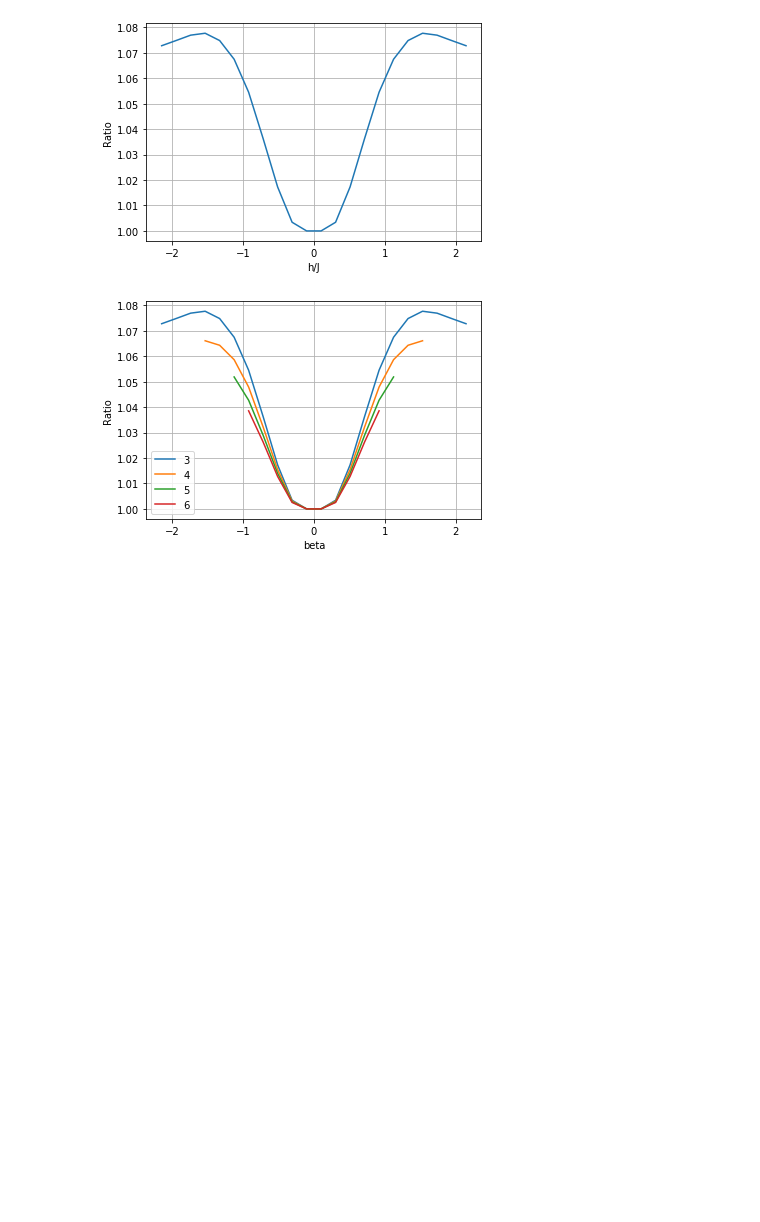
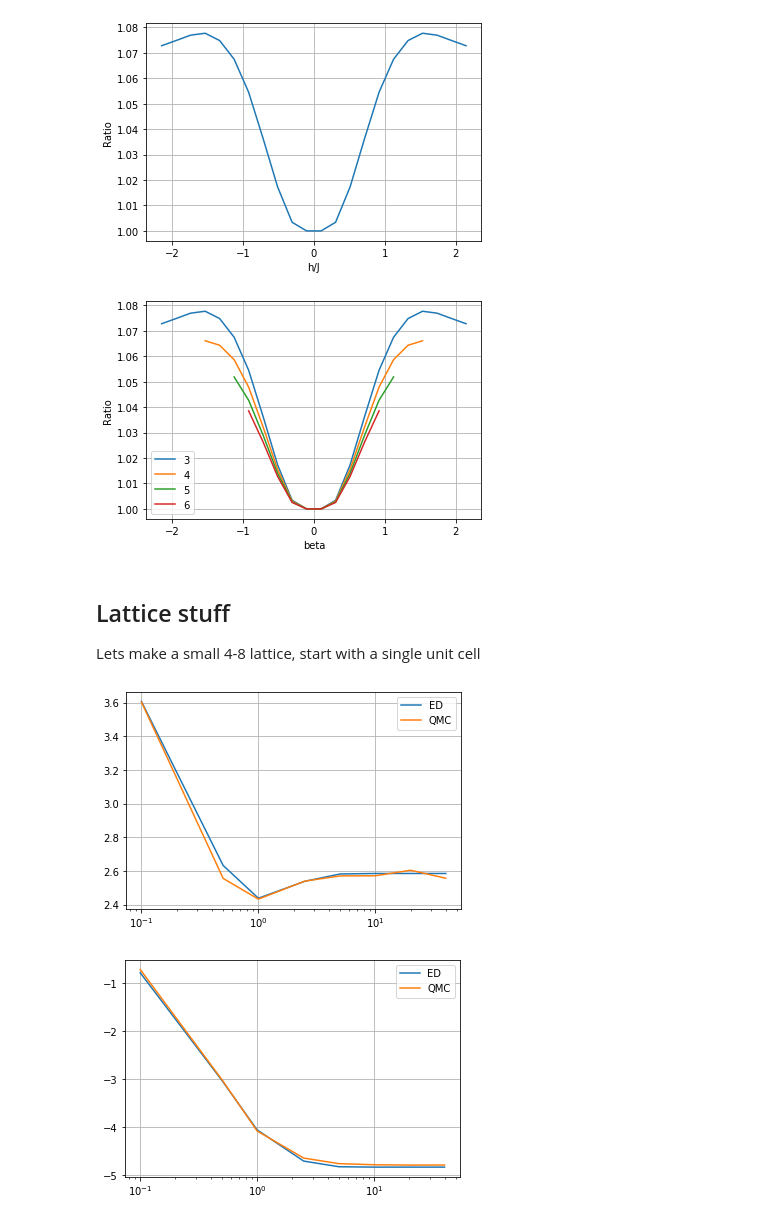
Before and after one commit to Renmusxd/DWave48, a Jupyter notebook: jupyter_notebook/MonteCarloTests.ipynb, the cells around one changed output. Cells and saved outputs as stored; diff of their text form; code cells hidden in the pictures; blank space fills up the shorter version.

```diff
--- a/jupyter_notebook/MonteCarloTests.ipynb
+++ b/jupyter_notebook/MonteCarloTests.ipynb
@@ -254,3 +256,7 @@ pyplot.ylabel("Ratio")
 pyplot.show()
 # %% [output]
 [figure]
+# %% [markdown]
+## Lattice stuff
+
+Lets make a small 4-8 lattice, start with a single unit cell
@@ -256,0 +275,37 @@ pyplot.show()
+# %%
+betas = [0.1, 0.5, 1.0, 2.5, 5.0, 10.0, 20.0, 40.0]
+# %%
+lattice_qmc_data = numpy.zeros(len(betas))
+lattice_qmc_energy = numpy.zeros(len(betas))
+for i, beta in enumerate(betas):
+    results = graph.run_quantum_monte_carlo_and_measure_spins(beta, 10000, 8, exponent=2)
+    results, energies = zip(*results)
+    lattice_qmc_data[i] = numpy.mean(results, axis=0)
+    lattice_qmc_energy[i] = numpy.mean(energies)
+# %%
+lattice_ed_data = []
+lattice_ed_energy = []
+
+ham, spin_op = make_ham_and_spin(nvars, edges, transverse)
+
+for beta in betas:
+    expm = scipy.linalg.expm(-beta*ham)
+    lattice_ed_data.append(numpy.trace(spin_op @ expm) / numpy.trace(expm))
+    lattice_ed_energy.append(numpy.trace(ham @ expm) / numpy.trace(expm))
+# %%
+pyplot.plot(betas, lattice_ed_data, label='ED')
+pyplot.plot(betas, lattice_qmc_data, label='QMC')
+pyplot.xscale("log")
+pyplot.legend()
+pyplot.grid()
+pyplot.show()
+
+pyplot.plot(betas, lattice_ed_energy, label='ED')
+pyplot.plot(betas, lattice_qmc_energy, label='QMC')
+pyplot.xscale("log")
+pyplot.grid()
+pyplot.legend()
+pyplot.show()
+# %% [output]
+[figure, added]
+[figure, added]
```
Also changed, not shown: parts of 10 cells of this notebook, 2 other files.
